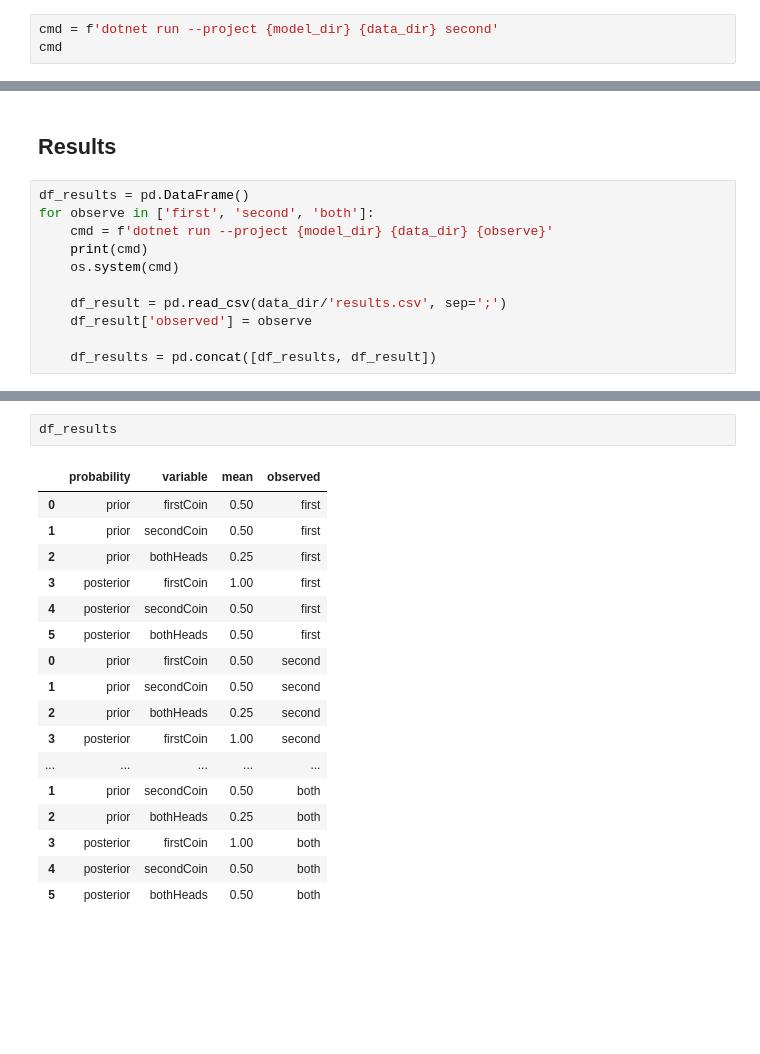
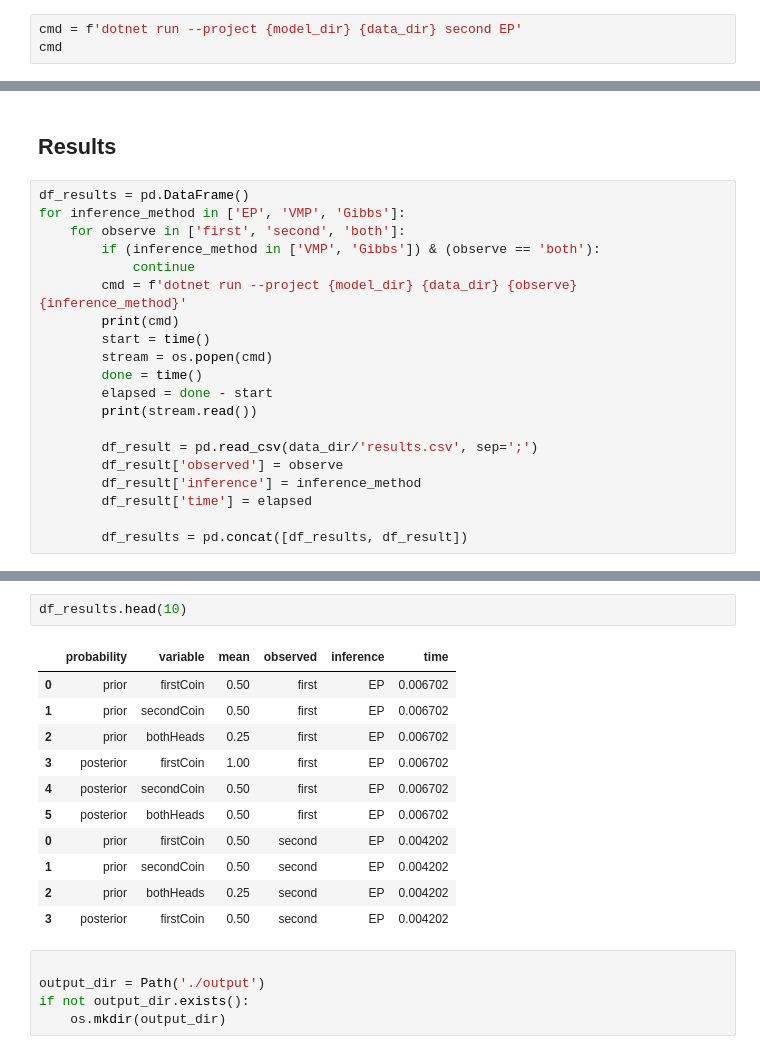
Before and after one commit to infer-dot-net/0-base-repo, a Jupyter notebook: notebooks/running-model-from-python.ipynb, the cells around one changed output, grey strips where cells are left out. Drawn from its saved outputs; the diff is of its cells as text; blank space fills up the shorter version.

Commit message:
expirments done, write up needed

```diff
--- a/notebooks/running-model-from-python.ipynb
+++ b/notebooks/running-model-from-python.ipynb
@@ -20,6 +21,6 @@ data_dir = Path('../data/')
 # %% [markdown]
 ## Running Model
 # %%
-cmd = f'dotnet run --project {model_dir} {data_dir} second'
+cmd = f'dotnet run --project {model_dir} {data_dir} second EP'
 cmd
 # %% [output]
@@ -59,13 +54,22 @@ df_result
 ## Results
 # %%
 df_results = pd.DataFrame()
-for observe in ['first', 'second', 'both']:
-    cmd = f'dotnet run --project {model_dir} {data_dir} {observe}'
-    print(cmd)
-    os.system(cmd)
+for inference_method in ['EP', 'VMP', 'Gibbs']:
+    for observe in ['first', 'second', 'both']:
+        if (inference_method in ['VMP', 'Gibbs']) & (observe == 'both'):
+            continue
+        cmd = f'dotnet run --project {model_dir} {data_dir} {observe} {inference_method}'
+        print(cmd)
+        start = time()
+        stream = os.popen(cmd)
+        done = time()
+        elapsed = done - start
+        print(stream.read())
 
-    df_result = pd.read_csv(data_dir/'results.csv', sep=';')
-    df_result['observed'] = observe
+        df_result = pd.read_csv(data_dir/'results.csv', sep=';')
+        df_result['observed'] = observe
+        df_result['inference'] = inference_method
+        df_result['time'] = elapsed
 
-    df_results = pd.concat([df_results, df_result])
+        df_results = pd.concat([df_results, df_result])
 # %% [output]
@@ -83,20 +93,19 @@ SyntaxError: invalid syntax (<ipython-input-13-f7b6165ec282>, line 1)
 # %%
-df_results
+df_results.head(10)
 # %% [output]
-|  | probability | variable | mean | observed |
-| 0 | prior | firstCoin | 0.50 | first |
-| 1 | prior | secondCoin | 0.50 | first |
-| 2 | prior | bothHeads | 0.25 | first |
-| 3 | posterior | firstCoin | 1.00 | first |
-| 4 | posterior | secondCoin | 0.50 | first |
-| 5 | posterior | bothHeads | 0.50 | first |
-| 0 | prior | firstCoin | 0.50 | second |
-| 1 | prior | secondCoin | 0.50 | second |
-| 2 | prior | bothHeads | 0.25 | second |
-| 3 | posterior | firstCoin | 1.00 | second |
-| ... | ... | ... | ... | ... |
-| 1 | prior | secondCoin | 0.50 | both |
-| 2 | prior | bothHeads | 0.25 | both |
-| 3 | posterior | firstCoin | 1.00 | both |
-| 4 | posterior | secondCoin | 0.50 | both |
-| 5 | posterior | bothHeads | 0.50 | both |
+|  | probability | variable | mean | observed | inference | time |
+| 0 | prior | firstCoin | 0.50 | first | EP | 0.006702 |
+| 1 | prior | secondCoin | 0.50 | first | EP | 0.006702 |
+| 2 | prior | bothHeads | 0.25 | first | EP | 0.006702 |
+| 3 | posterior | firstCoin | 1.00 | first | EP | 0.006702 |
+| 4 | posterior | secondCoin | 0.50 | first | EP | 0.006702 |
+| 5 | posterior | bothHeads | 0.50 | first | EP | 0.006702 |
+| 0 | prior | firstCoin | 0.50 | second | EP | 0.004202 |
+| 1 | prior | secondCoin | 0.50 | second | EP | 0.004202 |
+| 2 | prior | bothHeads | 0.25 | second | EP | 0.004202 |
+| 3 | posterior | firstCoin | 0.50 | second | EP | 0.004202 |
+# %%
+
+output_dir = Path('./output')
+if not output_dir.exists():
+    os.mkdir(output_dir)
```
Also changed, not shown: parts of 7 cells of this notebook, 15 other files.
